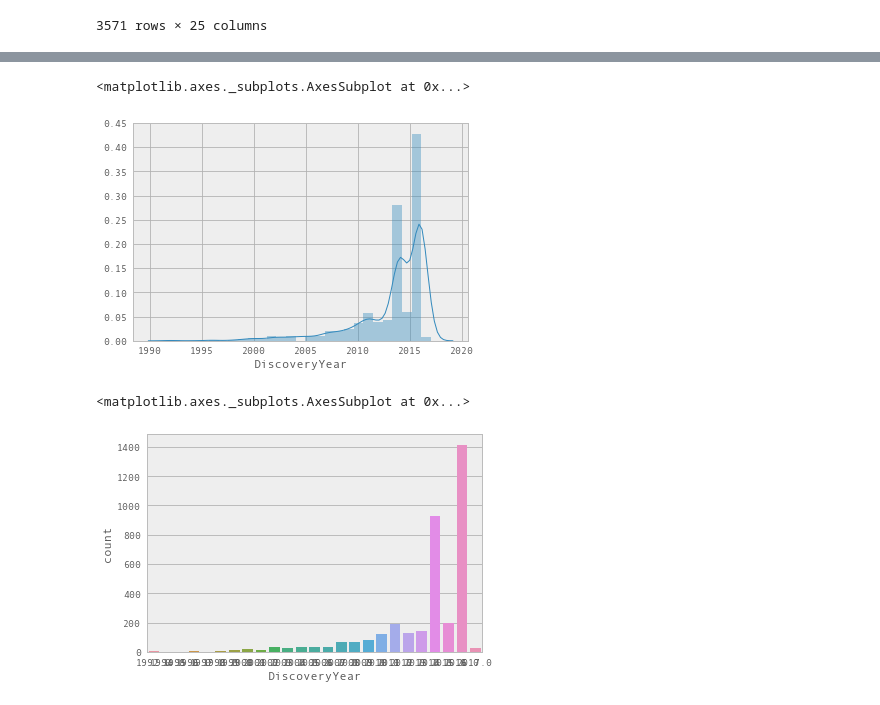
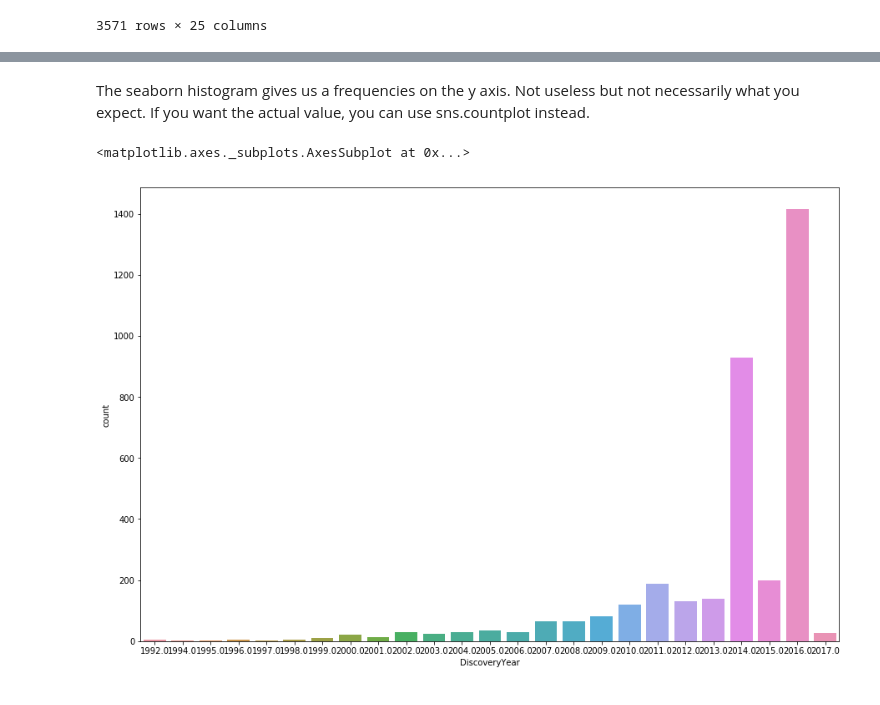
Before and after one commit to pcolonna/oec_data_analysis, a Jupyter notebook: Open_exoplanet_catalogue_EDA.ipynb, the cells around one changed output, grey strips where cells are left out. Saved outputs shown, nothing was run; the diff lists cells and outputs as text; code cells hidden in the pictures.

Commit message:
Countplot + explanations

```diff
--- a/Open_exoplanet_catalogue_EDA.ipynb
+++ b/Open_exoplanet_catalogue_EDA.ipynb
@@ -196,0 +195,3 @@ filtered_data
+# %%
+plt.rcParams['figure.figsize'] = (15, 10)
+sns.distplot(filtered_data['DiscoveryYear'],bins= 27)
@@ -197,10 +201,9 @@ filtered_data
+# %% [markdown]
+The seaborn histogram gives us a frequencies on the y axis. Not useless but not necessarily what you expect. If you want the actual value, you can use sns.countplot instead.
 # %%
-sns.distplot(filtered_data['DiscoveryYear'], bins = 27)
+sns.countplot(filtered_data['DiscoveryYear'])
-# %% [output]
-<matplotlib.axes._subplots.AxesSubplot at 0x...>
-[figure, removed]
 # %%
-sns.countplot(data['DiscoveryYear'])
+sns.countplot(x = "DiscoveryYear", data = filtered_data)
 # %% [output]
 <matplotlib.axes._subplots.AxesSubplot at 0x...>
-[figure, old version]
+[figure, new version]
```
Also changed, not shown: parts of 7 cells of this notebook.
